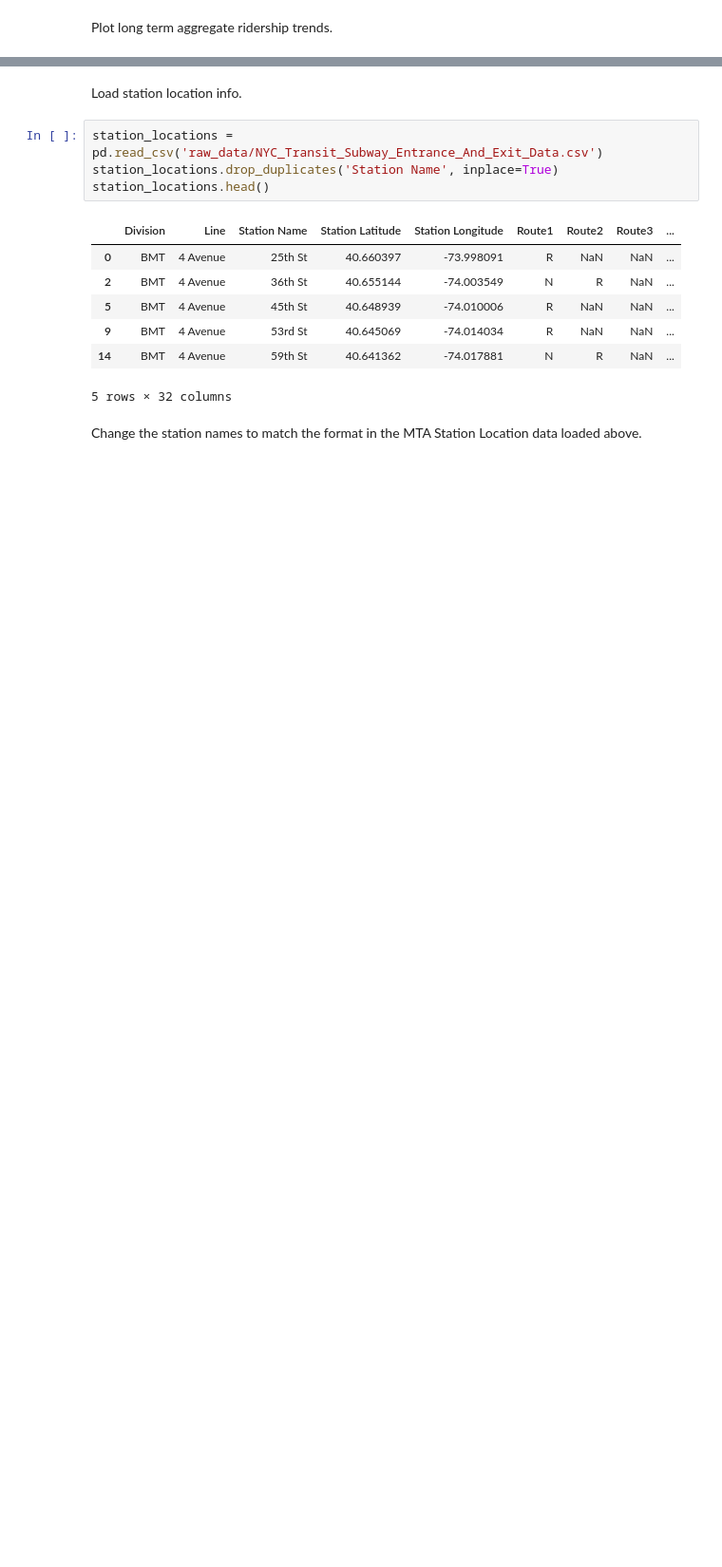
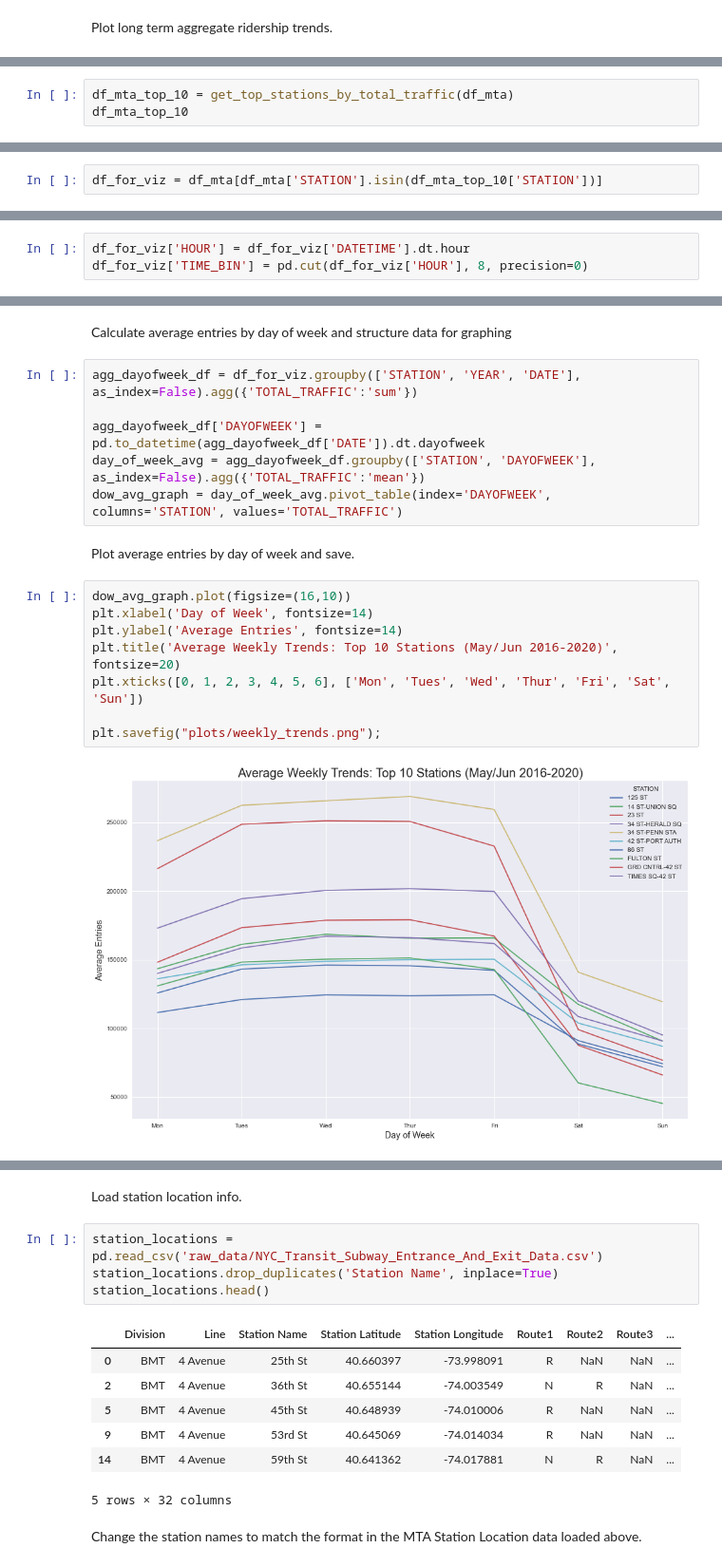
Before and after one commit to stephenjkaplan/metis-project1-mta, a Jupyter notebook: Data Analysis & Visualization.ipynb, the cells around one changed output, grey strips where cells are left out. Shown at 95% size. Saved outputs shown, nothing was run; the diff lists cells and outputs as text; blank space fills up the shorter version.

```diff
--- a/Data Analysis & Visualization.ipynb
+++ b/Data Analysis & Visualization.ipynb
@@ -57,0 +81,3 @@ plt.legend(bbox_to_anchor=(1, 1), loc=2)
+# %%
+df_mta_top_10 = get_top_stations_by_total_traffic(df_mta)
+df_mta_top_10
@@ -57,0 +98,2 @@ plt.legend(bbox_to_anchor=(1, 1), loc=2)
+# %%
+df_for_viz = df_mta[df_mta['STATION'].isin(df_mta_top_10['STATION'])]
@@ -57,0 +102,3 @@ plt.legend(bbox_to_anchor=(1, 1), loc=2)
+# %%
+df_for_viz['HOUR'] = df_for_viz['DATETIME'].dt.hour
+df_for_viz['TIME_BIN'] = pd.cut(df_for_viz['HOUR'], 8, precision=0)
@@ -57,0 +116,20 @@ plt.legend(bbox_to_anchor=(1, 1), loc=2)
+# %% [markdown]
+Calculate average entries by day of week and structure data for graphing
+# %%
+agg_dayofweek_df = df_for_viz.groupby(['STATION', 'YEAR', 'DATE'], as_index=False).agg({'TOTAL_TRAFFIC':'sum'})
+
+agg_dayofweek_df['DAYOFWEEK'] = pd.to_datetime(agg_dayofweek_df['DATE']).dt.dayofweek
+day_of_week_avg = agg_dayofweek_df.groupby(['STATION', 'DAYOFWEEK'], as_index=False).agg({'TOTAL_TRAFFIC':'mean'})
+dow_avg_graph = day_of_week_avg.pivot_table(index='DAYOFWEEK', columns='STATION', values='TOTAL_TRAFFIC')
+# %% [markdown]
+Plot average entries by day of week and save.
+# %%
+dow_avg_graph.plot(figsize=(16,10))
+plt.xlabel('Day of Week', fontsize=14)
+plt.ylabel('Average Entries', fontsize=14)
+plt.title('Average Weekly Trends: Top 10 Stations (May/Jun 2016-2020)', fontsize=20)
+plt.xticks([0, 1, 2, 3, 4, 5, 6], ['Mon', 'Tues', 'Wed', 'Thur', 'Fri', 'Sat', 'Sun'])
+
+plt.savefig("plots/weekly_trends.png");
+# %% [output]
+[figure, added]
```
Also changed, not shown: parts of 43 cells of this notebook, 2 other files.
